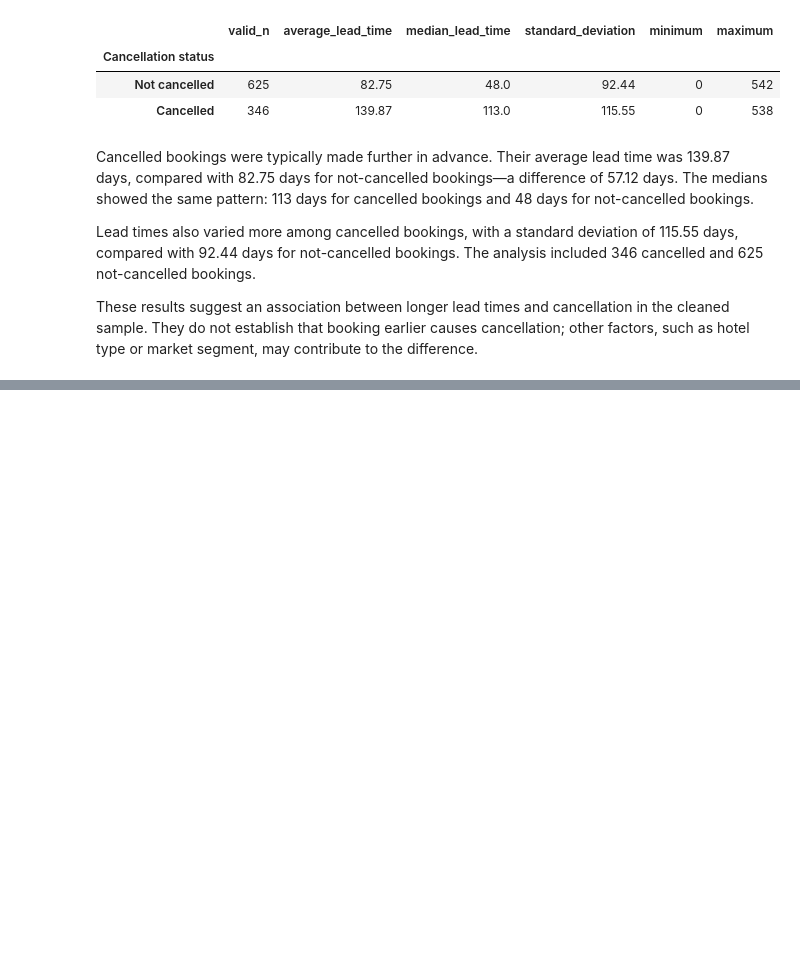
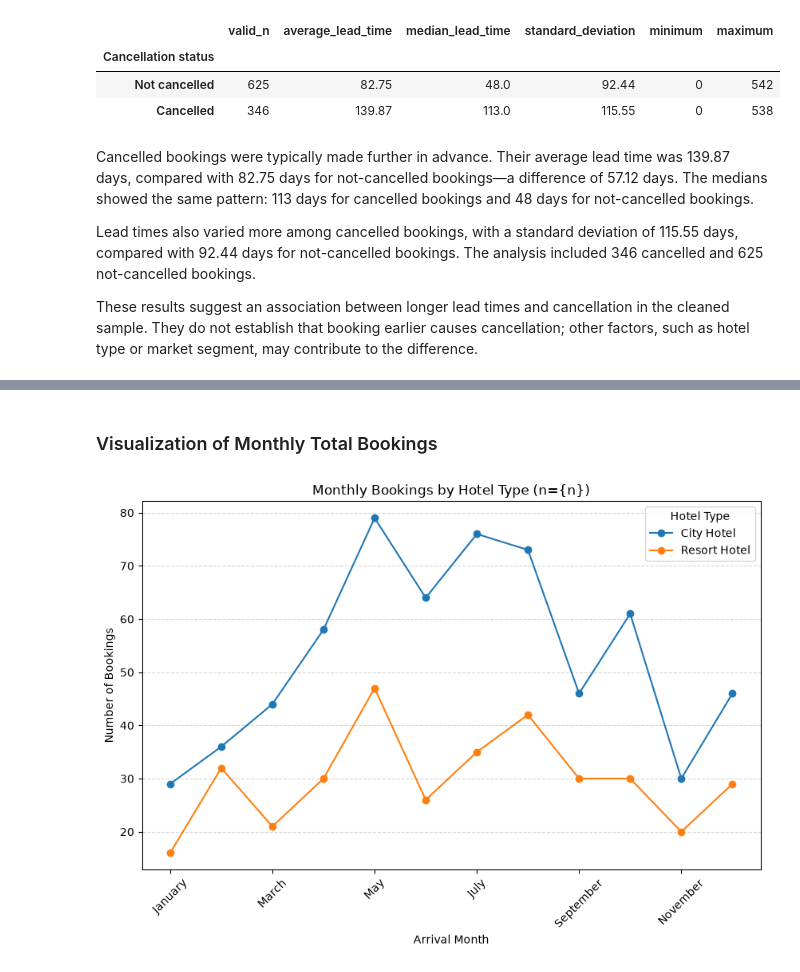
Before and after one commit to irubycampana/Hotel-Bookings, a Jupyter notebook: Group Project/HotelBooking.ipynb, the cells around one changed output, grey strips where cells are left out. Cells and saved outputs as stored; diff of their text form; code cells hidden in the pictures; blank space fills up the shorter version.

```diff
--- a/Group Project/HotelBooking.ipynb
+++ b/Group Project/HotelBooking.ipynb
@@ -964,0 +1127,30 @@ These results suggest an association between longer lead times and cancellation
+# %% [markdown]
+### Visualization of Monthly Total Bookings
+# %%
+import matplotlib.pyplot as plt
+monthly_summary = monthly_bookings.pivot_table(
+    index="arrival_date_month",
+    columns="hotel",
+    values="booking_count",
+    aggfunc="sum",
+    fill_value=0,
+    observed=False
+)
+
+n = monthly_bookings["booking_count"].sum()
+monthly_summary.plot(
+    kind="line",
+    marker="o",
+    figsize=(10,6)
+)
+
+plt.title("Monthly Bookings by Hotel Type (n={n})")
+plt.xlabel("Arrival Month")
+plt.ylabel("Number of Bookings")
+plt.legend(title="Hotel Type")
+plt.xticks(rotation=45)
+plt.grid(axis="y", linestyle="--", alpha=0.5)
+plt.tight_layout
+plt.show()
+# %% [output]
+[figure, added]
```
Also changed, not shown: parts of 29 cells of this notebook.
